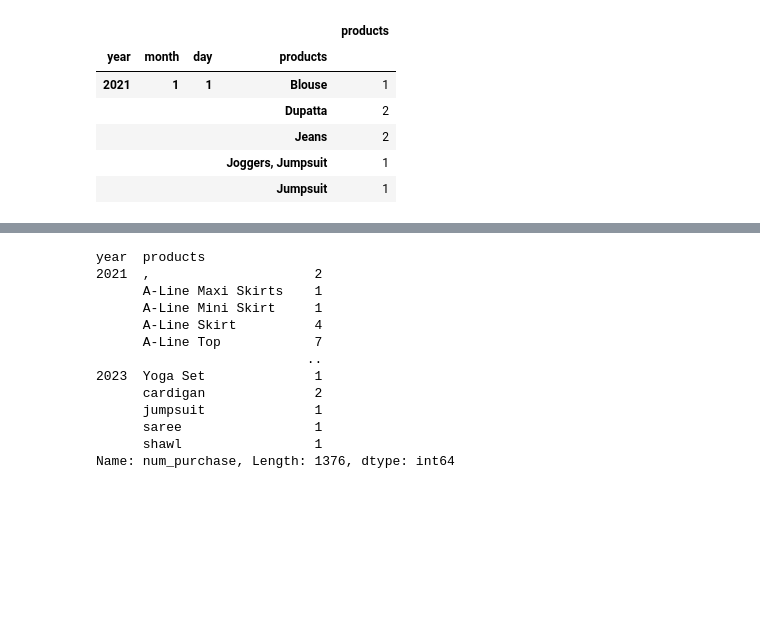
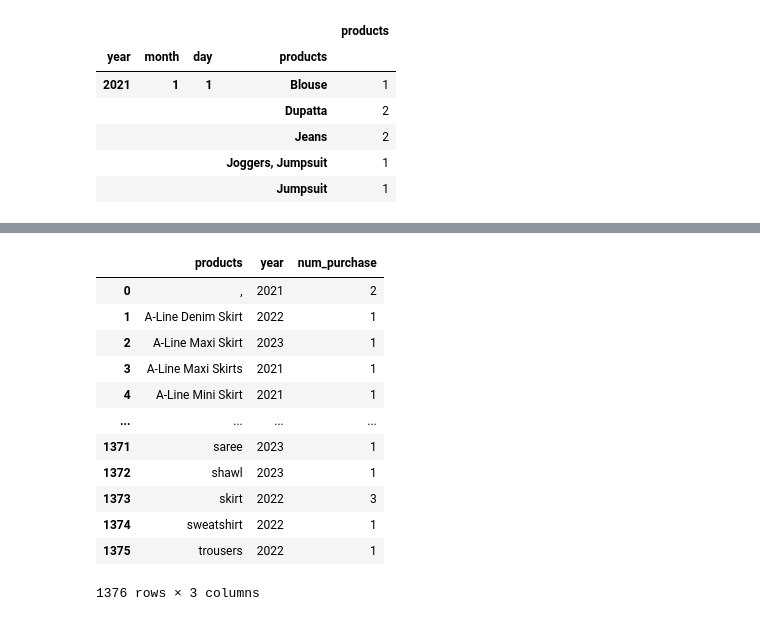
Before and after one commit to INA-95/Customer-Analysis, a Jupyter notebook: online_fashion_platform.ipynb, the cells around one changed output, grey strips where cells are left out. Cells and saved outputs as stored; diff of their text form; code cells hidden in the pictures; blank space fills up the shorter version.

```diff
--- a/online_fashion_platform.ipynb
+++ b/online_fashion_platform.ipynb
@@ -219,18 +219,18 @@ temp.reset_index()
 # %%
 # yearly products purchase trend
 
-temp.groupby(['year', 'products'])['num_purchase'].sum()
+temp.groupby(['products', 'year'])['num_purchase'].sum().reset_index()
 # %% [output]
+|  | products | year | num_purchase |
+| 0 | , | 2021 | 2 |
+| 1 | A-Line Denim Skirt | 2022 | 1 |
+| 2 | A-Line Maxi Skirt | 2023 | 1 |
+| 3 | A-Line Maxi Skirts | 2021 | 1 |
+| 4 | A-Line Mini Skirt | 2021 | 1 |
+| ... | ... | ... | ... |
+| 1371 | saree | 2023 | 1 |
+| 1372 | shawl | 2023 | 1 |
+| 1373 | skirt | 2022 | 3 |
+| 1374 | sweatshirt | 2022 | 1 |
+| 1375 | trousers | 2022 | 1 |
-year  products
-2021  ,                     2
-      A-Line Maxi Skirts    1
-      A-Line Mini Skirt     1
-      A-Line Skirt          4
-      A-Line Top            7
-                           ..
-2023  Yoga Set              1
-      cardigan              2
-      jumpsuit              1
-      saree                 1
-      shawl                 1
-Name: num_purchase, Length: 1376, dtype: int64
+1376 rows × 3 columns
```
Also changed, not shown: parts of 12 cells of this notebook.
